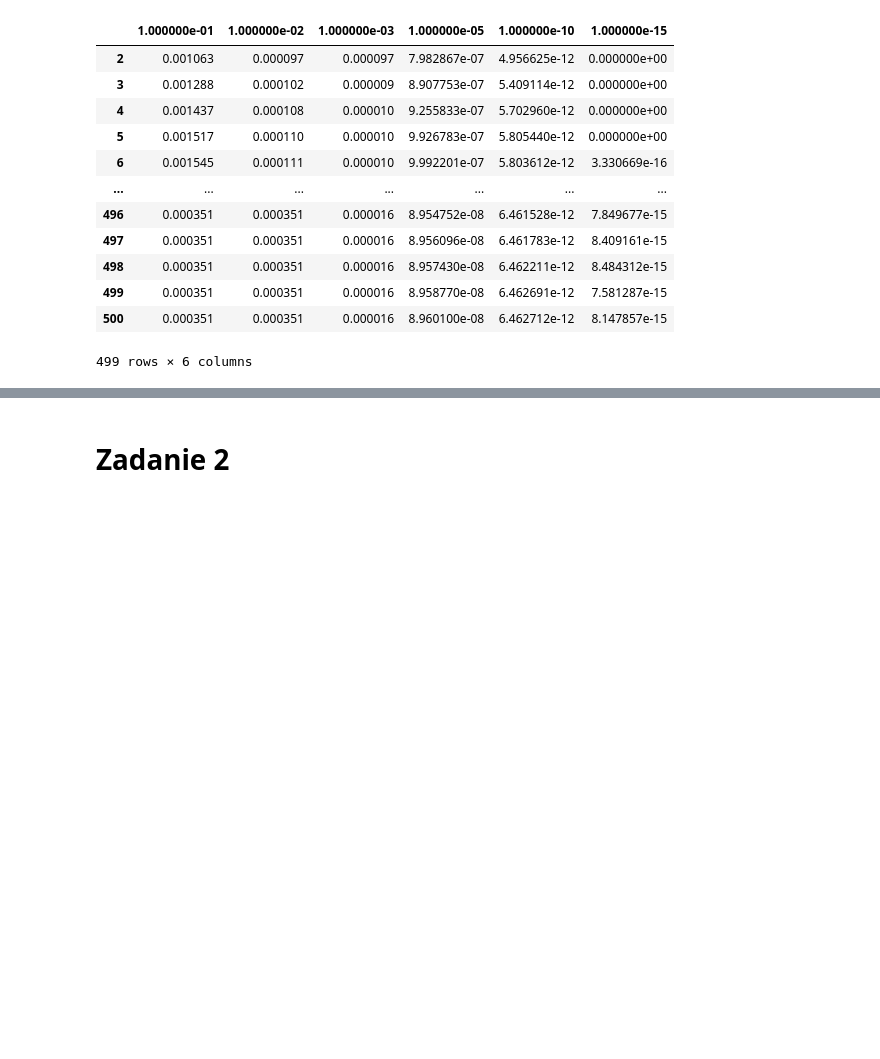
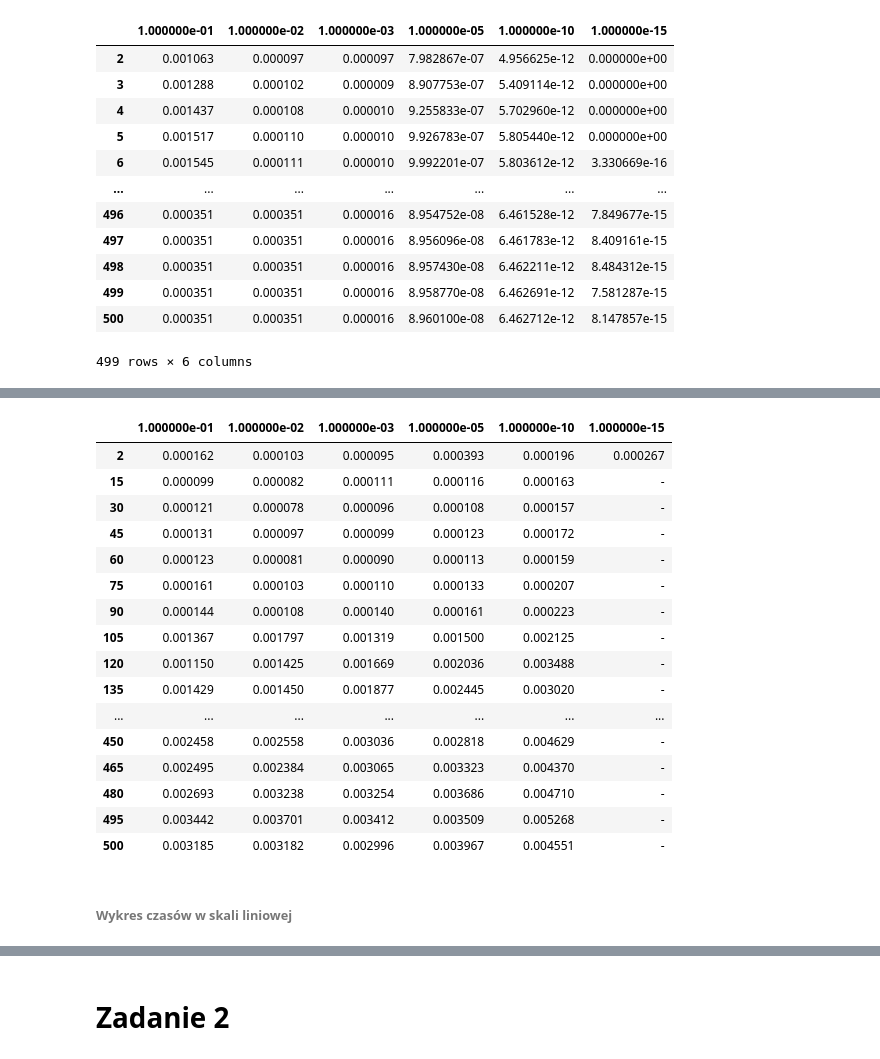
Before and after one commit to MatiPl01/Metody-Obliczeniowe-w-Nauce-i-Technice, a Jupyter notebook: 10. Laboratorium/MOwNiT - Rozwiązywanie układów równań liniowych metodami iteracyjnymi.ipynb, the cells around one changed output, grey strips where cells are left out. Drawn from its saved outputs; the diff is of its cells as text; code cells hidden in the pictures; blank space fills up the shorter version.

```diff
--- a/10. Laboratorium/MOwNiT - Rozwiązywanie układów równań liniowych metodami iteracyjnymi.ipynb
+++ b/10. Laboratorium/MOwNiT - Rozwiązywanie układów równań liniowych metodami iteracyjnymi.ipynb
@@ -814,0 +704,3 @@ show_heatmap(df_errors2, xlabel='rho', ylabel='n', annot=False, norm=LogNorm())
+# %%
+df_times2 = results2['times']
+df_times2.replace(np.nan, '-')
@@ -814,0 +721,24 @@ show_heatmap(df_errors2, xlabel='rho', ylabel='n', annot=False, norm=LogNorm())
+# %%
+df_times2_part = df_times2.iloc[ns]
+df_times2_part.replace(np.nan, '-').to_excel('zad1-times2-part.xlsx')
+df_times2_part.replace(np.nan, '-')
+# %% [output]
+|  | 1.000000e-01 | 1.000000e-02 | 1.000000e-03 | 1.000000e-05 | 1.000000e-10 | 1.000000e-15 |
+| 2 | 0.000162 | 0.000103 | 0.000095 | 0.000393 | 0.000196 | 0.000267 |
+| 15 | 0.000099 | 0.000082 | 0.000111 | 0.000116 | 0.000163 | - |
+| 30 | 0.000121 | 0.000078 | 0.000096 | 0.000108 | 0.000157 | - |
+| 45 | 0.000131 | 0.000097 | 0.000099 | 0.000123 | 0.000172 | - |
+| 60 | 0.000123 | 0.000081 | 0.000090 | 0.000113 | 0.000159 | - |
+| 75 | 0.000161 | 0.000103 | 0.000110 | 0.000133 | 0.000207 | - |
+| 90 | 0.000144 | 0.000108 | 0.000140 | 0.000161 | 0.000223 | - |
+| 105 | 0.001367 | 0.001797 | 0.001319 | 0.001500 | 0.002125 | - |
+| 120 | 0.001150 | 0.001425 | 0.001669 | 0.002036 | 0.003488 | - |
+| 135 | 0.001429 | 0.001450 | 0.001877 | 0.002445 | 0.003020 | - |
+| ... | ... | ... | ... | ... | ... | ... |
+| 450 | 0.002458 | 0.002558 | 0.003036 | 0.002818 | 0.004629 | - |
+| 465 | 0.002495 | 0.002384 | 0.003065 | 0.003323 | 0.004370 | - |
+| 480 | 0.002693 | 0.003238 | 0.003254 | 0.003686 | 0.004710 | - |
+| 495 | 0.003442 | 0.003701 | 0.003412 | 0.003509 | 0.005268 | - |
+| 500 | 0.003185 | 0.003182 | 0.002996 | 0.003967 | 0.004551 | - |
+# %% [markdown]
+###### Wykres czasów w skali liniowej
```
Also changed, not shown: parts of 230 cells of this notebook, 3 other files.
